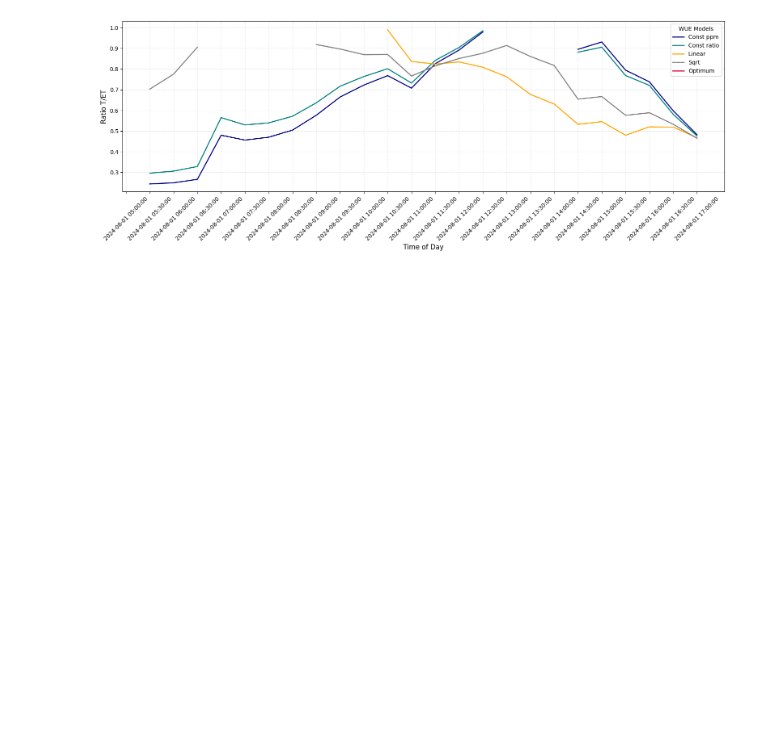
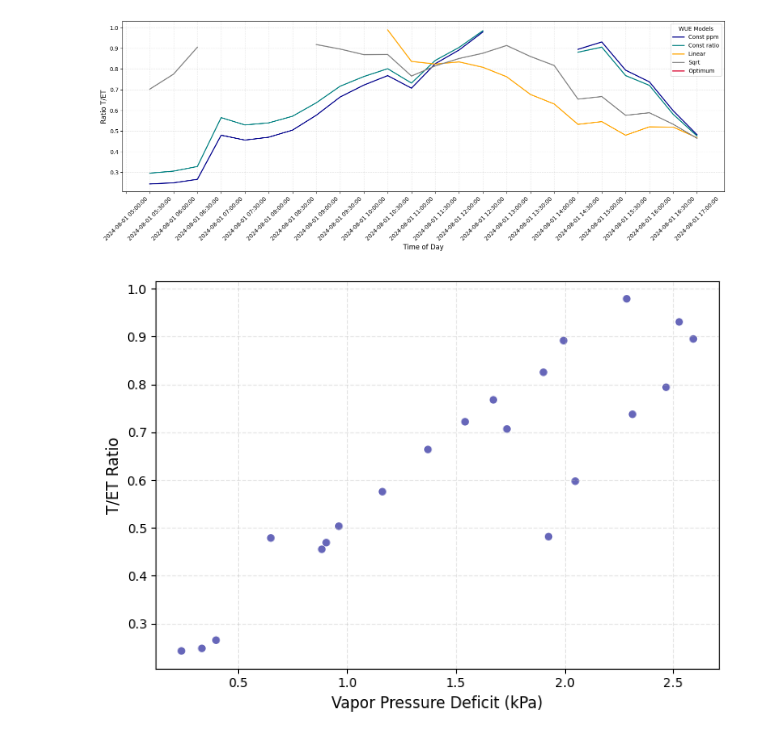
Before and after one commit to praghav444/AmeriFlux-Meeting-2025-FVS-Tutorial-Wetland, a Jupyter notebook: AmeriFlux_Meeting2025_Tutorial.ipynb, the cells around one changed output. Cells and saved outputs as stored; diff of their text form; code cells hidden in the pictures; blank space fills up the shorter version.

```diff
--- a/AmeriFlux_Meeting2025_Tutorial.ipynb
+++ b/AmeriFlux_Meeting2025_Tutorial.ipynb
@@ -989,3 +989,17 @@ plt.xticks(rotation=45)
 plt.show()
 # %% [output]
 [figure]
+# %%
+plt.figure(figsize=(7, 5))
+
+plt.scatter(df_final["VPD"], df_final["TET_constCi"],
+            color="darkblue", alpha=0.6, edgecolor="none")
+
+plt.xlabel("Vapor Pressure Deficit (kPa)", fontsize=12)
+plt.ylabel("T/ET Ratio", fontsize=12)
+
+plt.grid(alpha=0.3, linestyle='--')
+plt.tight_layout()
+plt.show()
+# %% [output]
+[figure, added]
```
Also changed, not shown: parts of 2 cells of this notebook.
